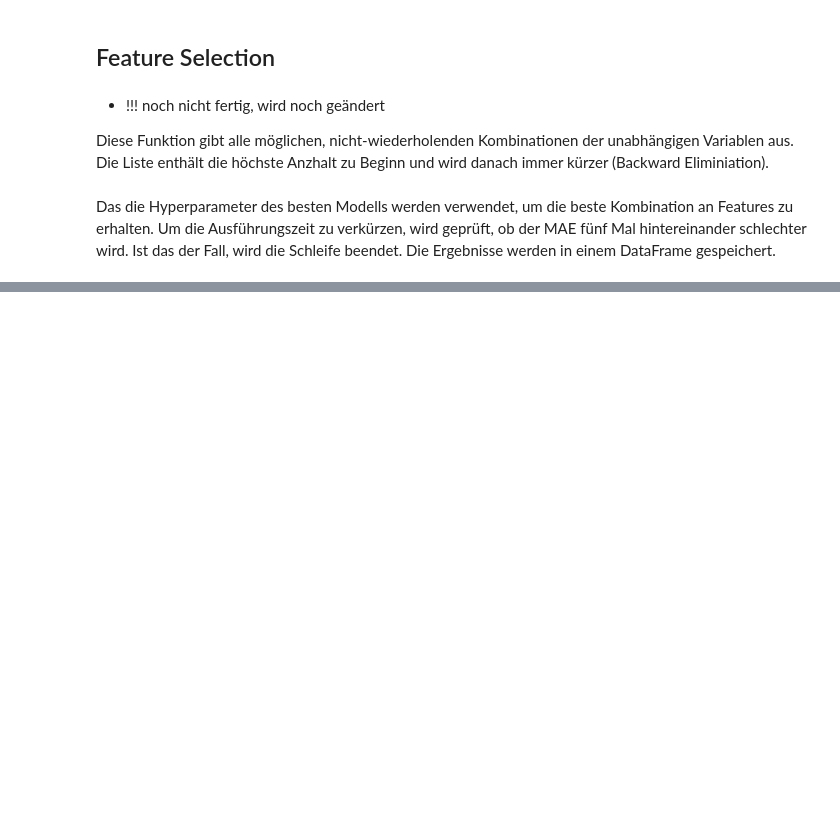
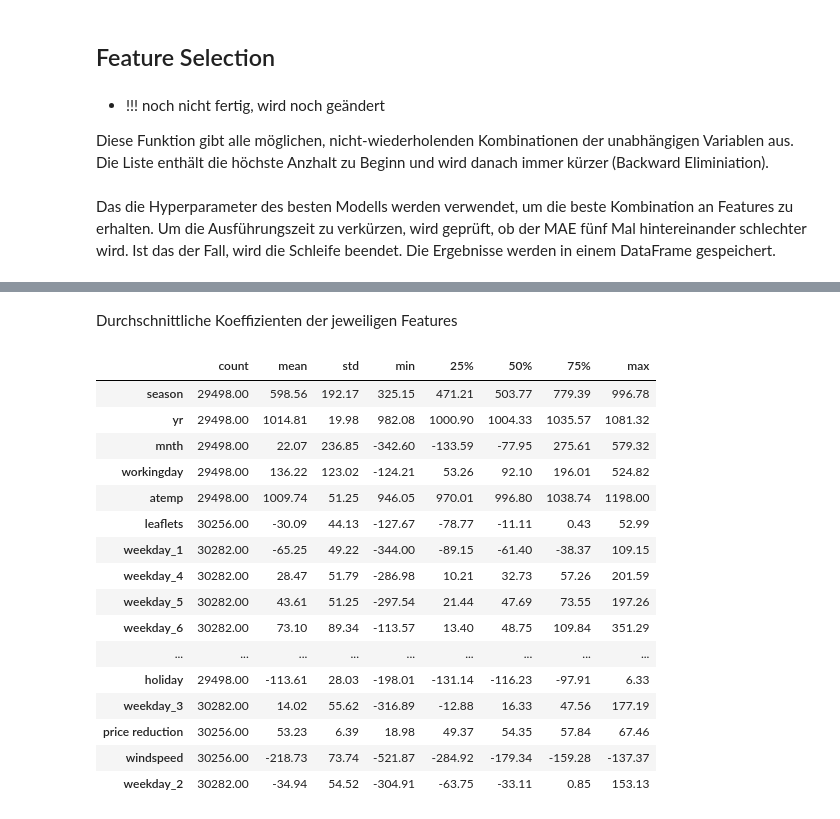
Before and after one commit to DavidRmn/introduction-data-science, a Jupyter notebook: project/task_3_Neu.ipynb, the cells around one changed output, grey strips where cells are left out. Drawn from its saved outputs; the diff is of its cells as text; code cells hidden in the pictures; blank space fills up the shorter version.

```diff
--- a/project/task_3_Neu.ipynb
+++ b/project/task_3_Neu.ipynb
@@ -308,2 +311,2 @@ KeyboardInterrupt:
 # %%
-pd.DataFrame(feature_results).sort_values("mae")
+feature_results = pd.DataFrame(feature_results).sort_values("mae").dropna()
@@ -326,30 +312,0 @@ df = pd.DataFrame(feature_results).sort_values("mae")
-# %%
-import pandas as pd
-
-# Example DataFrame with model features and coefficients
-
-# Initialize an empty dictionary to store coefficients for each feature
-coeff_dict = {}
-
-# Iterate over each row of the DataFrame
-for index, row in df.iterrows():
-    features = row['features']
-    coefficients = row['coefs']
-
-    # Iterate over each feature and its coefficient
-    for feature, coefficient in zip(features, coefficients):
-        if feature not in coeff_dict:
-            coeff_dict[feature] = [coefficient]
-        else:
-            coeff_dict[feature].append(coefficient)
-
-# Create a new DataFrame using the coefficient dictionary
-new_df = pd.DataFrame(coeff_dict)
-
-# Transpose the DataFrame to have regression runs as rows
-new_df = new_df.transpose()
-
-# Rename the columns with regression run indices
-new_df.columns = ['Regression_Run_' + str(i+1) for i in range(len(df))]
-
-print(new_df)
@@ -357,0 +333,7 @@ TypeError: 'float' object is not iterable
+# %%
+reg_dicts = []
+
+for idx, row in feature_results.iterrows():
+    reg_dicts.append({key: value for key, value in zip(row["features"], row["coefs"])})
+# %%
+coef_df = pd.DataFrame(data=reg_dicts)
@@ -357,0 +356,22 @@ TypeError: 'float' object is not iterable
+# %% [markdown]
+Durchschnittliche Koeffizienten der jeweiligen Features
+# %%
+coef_df.describe().round(2).T.sort_index()
+# %% [output]
+|  | count | mean | std | min | 25% | 50% | 75% | max |
+| season | 29498.00 | 598.56 | 192.17 | 325.15 | 471.21 | 503.77 | 779.39 | 996.78 |
+| yr | 29498.00 | 1014.81 | 19.98 | 982.08 | 1000.90 | 1004.33 | 1035.57 | 1081.32 |
+| mnth | 29498.00 | 22.07 | 236.85 | -342.60 | -133.59 | -77.95 | 275.61 | 579.32 |
+| workingday | 29498.00 | 136.22 | 123.02 | -124.21 | 53.26 | 92.10 | 196.01 | 524.82 |
+| atemp | 29498.00 | 1009.74 | 51.25 | 946.05 | 970.01 | 996.80 | 1038.74 | 1198.00 |
+| leaflets | 30256.00 | -30.09 | 44.13 | -127.67 | -78.77 | -11.11 | 0.43 | 52.99 |
+| weekday_1 | 30282.00 | -65.25 | 49.22 | -344.00 | -89.15 | -61.40 | -38.37 | 109.15 |
+| weekday_4 | 30282.00 | 28.47 | 51.79 | -286.98 | 10.21 | 32.73 | 57.26 | 201.59 |
+| weekday_5 | 30282.00 | 43.61 | 51.25 | -297.54 | 21.44 | 47.69 | 73.55 | 197.26 |
+| weekday_6 | 30282.00 | 73.10 | 89.34 | -113.57 | 13.40 | 48.75 | 109.84 | 351.29 |
+| ... | ... | ... | ... | ... | ... | ... | ... | ... |
+| holiday | 29498.00 | -113.61 | 28.03 | -198.01 | -131.14 | -116.23 | -97.91 | 6.33 |
+| weekday_3 | 30282.00 | 14.02 | 55.62 | -316.89 | -12.88 | 16.33 | 47.56 | 177.19 |
+| price reduction | 30256.00 | 53.23 | 6.39 | 18.98 | 49.37 | 54.35 | 57.84 | 67.46 |
+| windspeed | 30256.00 | -218.73 | 73.74 | -521.87 | -284.92 | -179.34 | -159.28 | -137.37 |
+| weekday_2 | 30282.00 | -34.94 | 54.52 | -304.91 | -63.75 | -33.11 | 0.85 | 153.13 |
```
Also changed, not shown: parts of 10 cells of this notebook.
